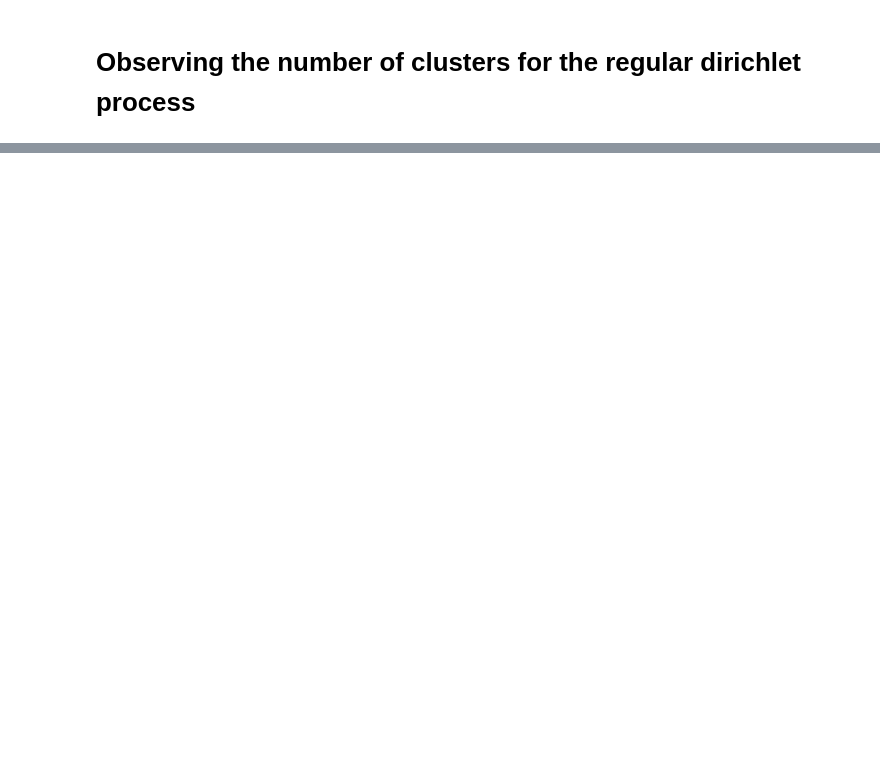
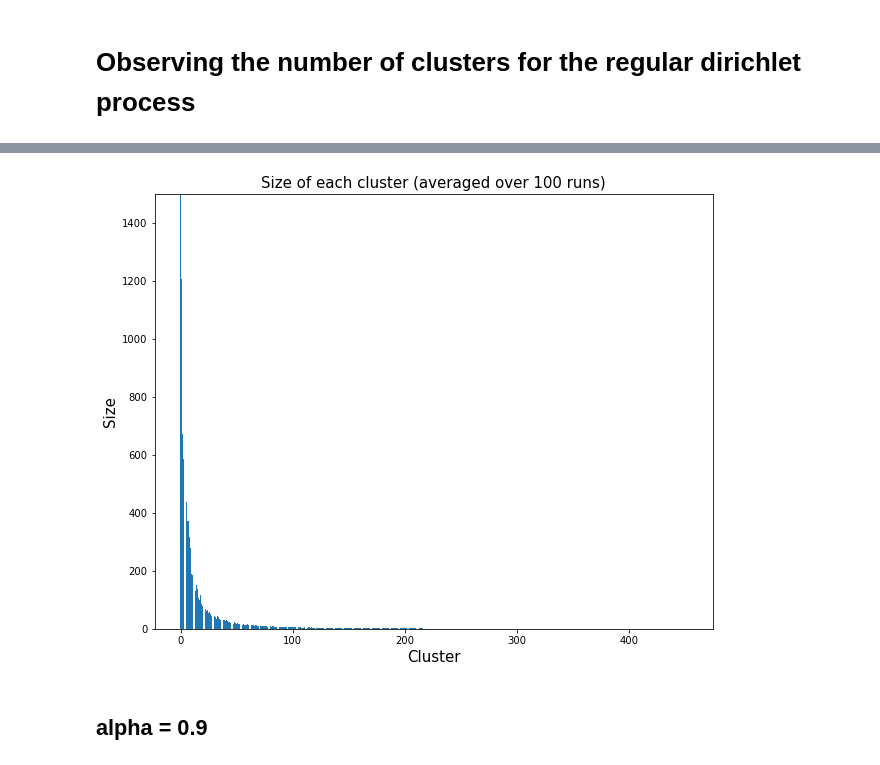
Before and after one commit to MatthieuDarcy/BMLPitmanYor, a Jupyter notebook: Simulation/Sampling PY (CPR).ipynb, the cells around one changed output, grey strips where cells are left out. Drawn from its saved outputs; the diff is of its cells as text; code cells hidden in the pictures; blank space fills up the shorter version.

```diff
--- a/Simulation/Sampling PY (CPR).ipynb
+++ b/Simulation/Sampling PY (CPR).ipynb
@@ -136,0 +171,12 @@ plt.show()
+# %%
+plt.figure(figsize = (10,8))
+plt.title("Size of each cluster (averaged over 100 runs)", size = 15)
+plt.bar(np.arange(cluster_size_mean.shape[0]), cluster_size_mean)
+plt.xlabel("Cluster", size = 15)
+plt.ylabel("Size", size = 15)
+plt.ylim(top = 1500)
+plt.show()
+# %% [output]
+[figure, added]
+# %% [markdown]
+## alpha = 0.9
```
Also changed, not shown: parts of 12 cells of this notebook.
